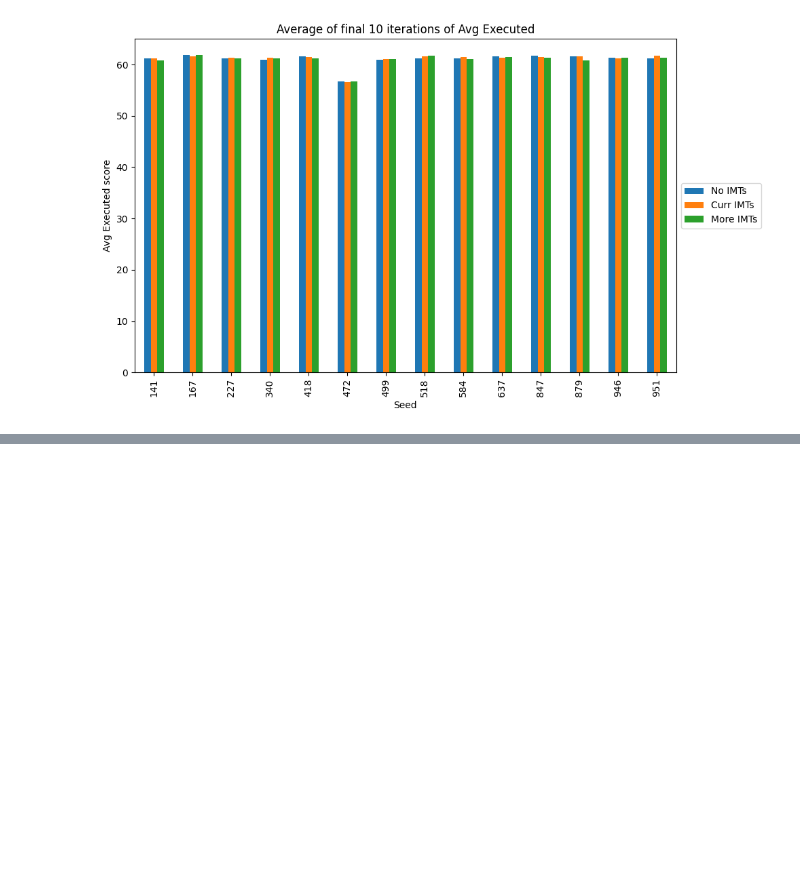
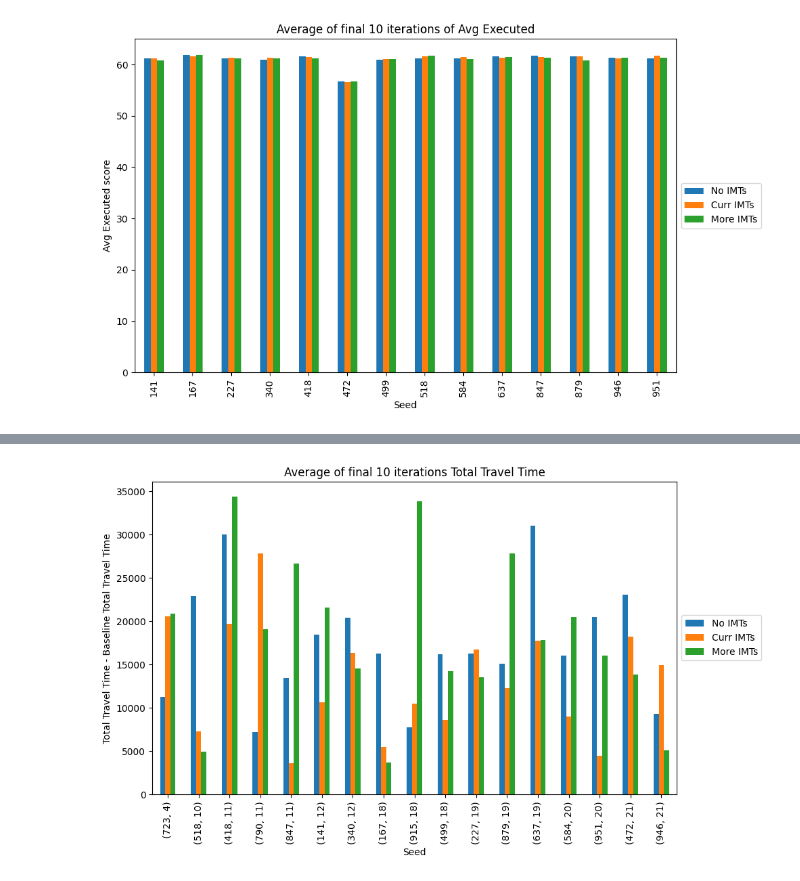
Before and after one commit to djarvis3/BYU_imt_optimization, a Jupyter notebook: MATSim_Analysis/output_analysis.ipynb, the cells around one changed output, grey strips where cells are left out. Cells and saved outputs as stored; diff of their text form; code cells hidden in the pictures; blank space fills up the shorter version.

```diff
--- a/MATSim_Analysis/output_analysis.ipynb
+++ b/MATSim_Analysis/output_analysis.ipynb
@@ -243,0 +290,4 @@ plot_score(n=10)
+# %%
+plot_vhd2(index='seed', columns='fleet',values='total_tt', n=10)
+# %% [output]
+[figure, added]
```
Also changed, not shown: parts of 10 cells of this notebook, 35 other files.
